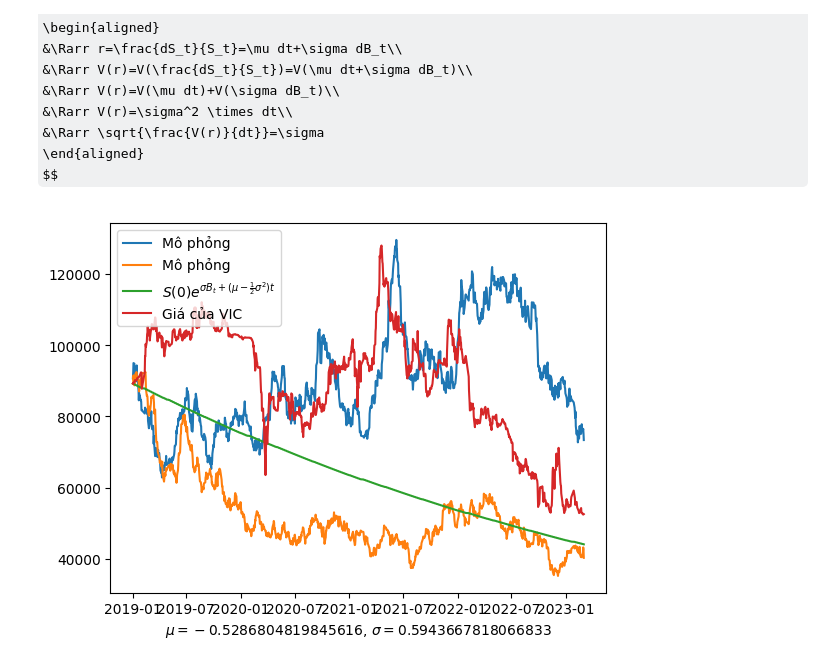
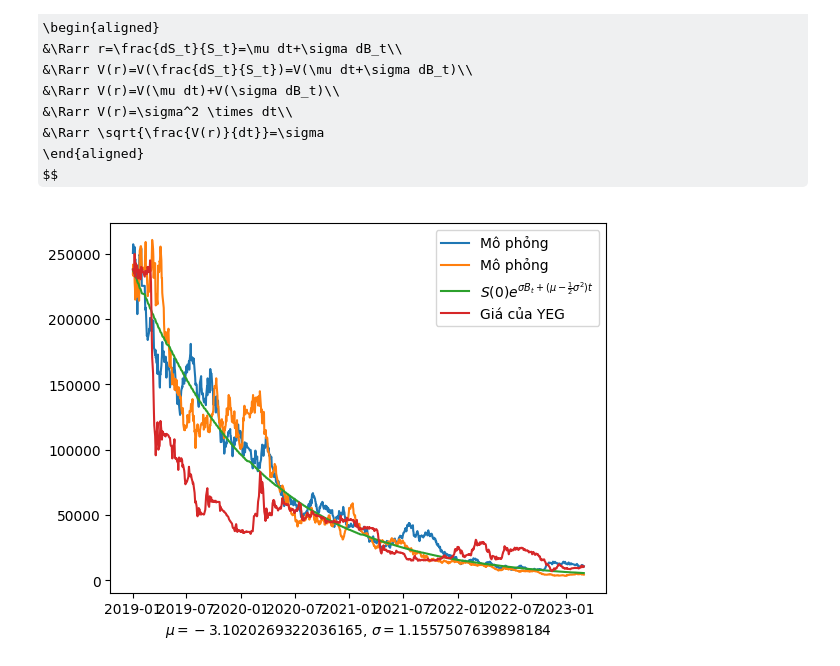
Before and after one commit to khanhtrinh2003/Financial-mathematics, a Jupyter notebook: kiem_tra.ipynb, the cells around one changed output. Saved outputs shown, nothing was run; the diff lists cells and outputs as text; code cells hidden in the pictures; some formulas as TeX source.

```diff
--- a/kiem_tra.ipynb
+++ b/kiem_tra.ipynb
@@ -157,27 +157,27 @@ def mu_sigma(tisuat,hs):
     sigma = np.sqrt(tisuat.var()*hs)
     return mu, sigma
 # %%
-ticker = "VIC"
+ticker = "YEG"
 mu, sigma =  mu_sigma(ti_suat[ticker],len(ti_suat))
 
 T=1
 N=len(df) # Số bước
 M=10000 # Số kịch bản
 
 dt=T/N
 t=np.arange(0,1,dt)
 dW = np.sqrt(dt)*np.random.randn(M,N)
 W = np.cumsum(dW,axis=1)
 S0 = df[ticker][0]
 
 U=np.exp((mu-0.5*sigma**2)*t+sigma*W)
 Umean = np.exp((mu-0.5*sigma**2)*t)
 
 plt.plot(df.index,S0*U[:2].T,label="Mô phỏng") #Vẽ 2 đường
 plt.plot(df.index,S0*Umean,label="$S(0)e^{\sigma B_t+(\mu-\\frac{1}{2} \sigma^2)t}$")
 plt.plot(df[ticker],label=f"Giá của {ticker}")
 plt.xlabel(f"$\mu={mu}$, $\sigma={sigma}$")
 plt.legend()
 plt.show()
 # %% [output]
-[figure, old version]
+[figure, new version]
```
